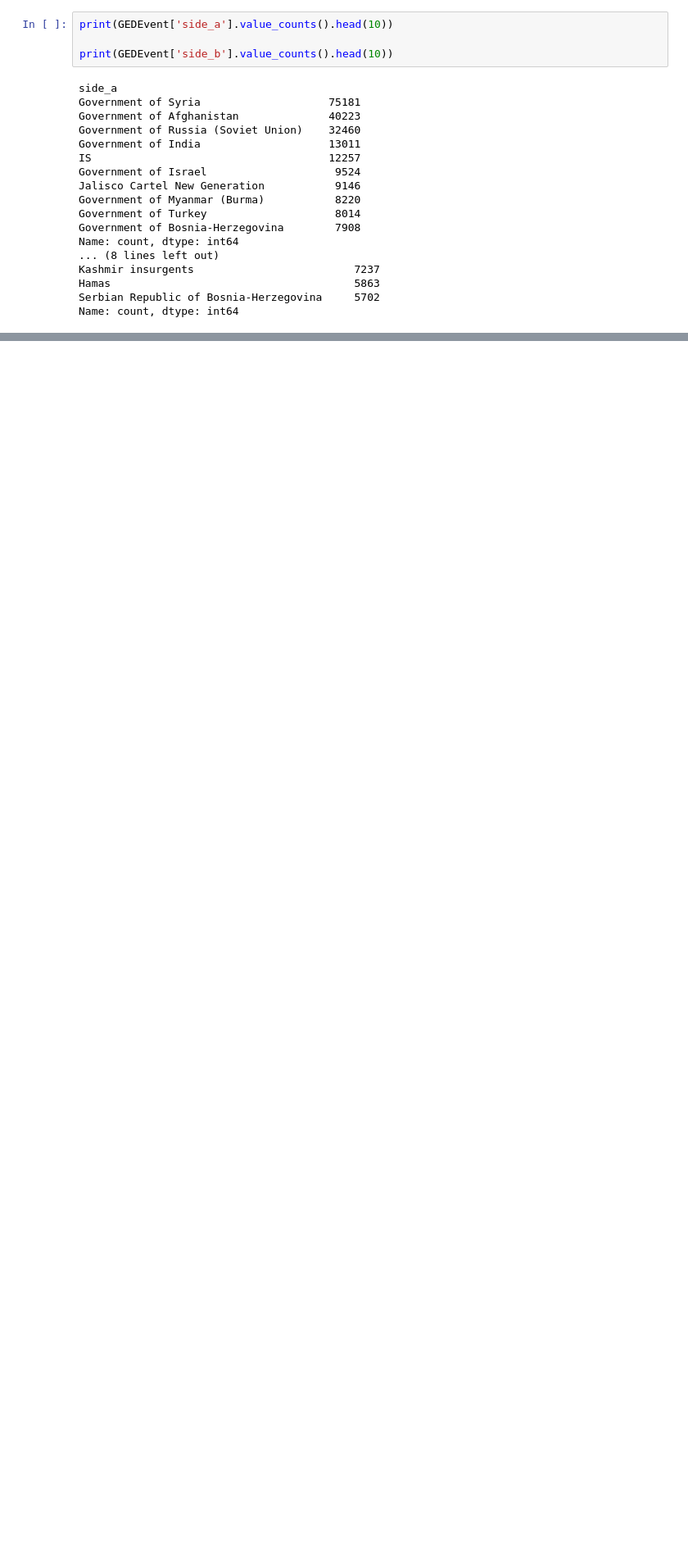
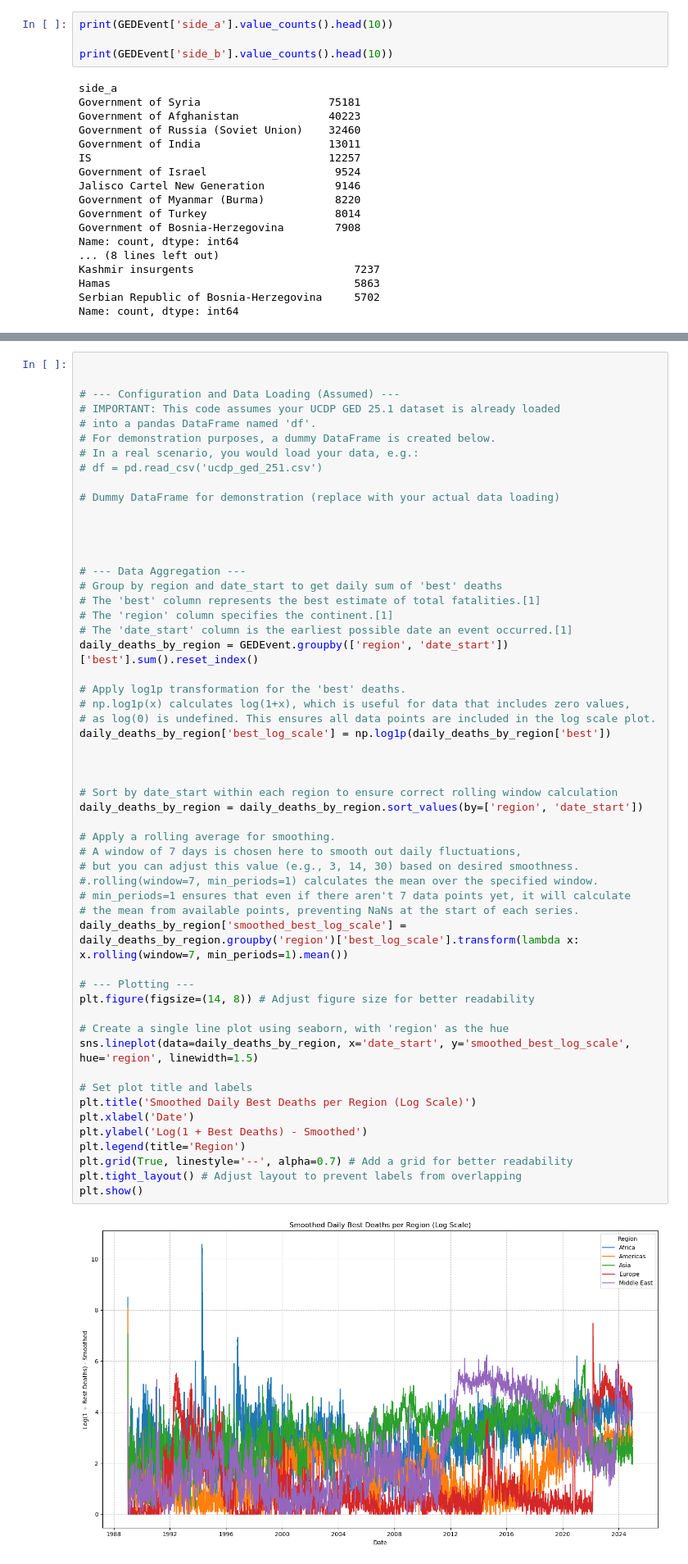
Before and after one commit to X57FI8W9S/TP1_EDA_GEDEvent, a Jupyter notebook: notebooks/TP1_EDA_GEDEvent.ipynb, the cells around one changed output, grey strips where cells are left out. Shown: that part at 82% size. Drawn from its saved outputs; the diff is of its cells as text; blank space fills up the shorter version.

```diff
--- a/notebooks/TP1_EDA_GEDEvent.ipynb
+++ b/notebooks/TP1_EDA_GEDEvent.ipynb
@@ -259,0 +291,56 @@ plt.show()
+# %%
+
+
+# --- Configuration and Data Loading (Assumed) ---
+# IMPORTANT: This code assumes your UCDP GED 25.1 dataset is already loaded
+# into a pandas DataFrame named 'df'.
+# For demonstration purposes, a dummy DataFrame is created below.
+# In a real scenario, you would load your data, e.g.:
+# df = pd.read_csv('ucdp_ged_251.csv')
+
+# Dummy DataFrame for demonstration (replace with your actual data loading)
+
+
+
+
+# --- Data Aggregation ---
+# Group by region and date_start to get daily sum of 'best' deaths
+# The 'best' column represents the best estimate of total fatalities.[1]
+# The 'region' column specifies the continent.[1]
+# The 'date_start' column is the earliest possible date an event occurred.[1]
+daily_deaths_by_region = GEDEvent.groupby(['region', 'date_start'])['best'].sum().reset_index()
+
+# Apply log1p transformation for the 'best' deaths.
+# np.log1p(x) calculates log(1+x), which is useful for data that includes zero values,
+# as log(0) is undefined. This ensures all data points are included in the log scale plot.
+daily_deaths_by_region['best_log_scale'] = np.log1p(daily_deaths_by_region['best'])
+
+
+
+# Sort by date_start within each region to ensure correct rolling window calculation
+daily_deaths_by_region = daily_deaths_by_region.sort_values(by=['region', 'date_start'])
+
+# Apply a rolling average for smoothing.
+# A window of 7 days is chosen here to smooth out daily fluctuations,
+# but you can adjust this value (e.g., 3, 14, 30) based on desired smoothness.
+#.rolling(window=7, min_periods=1) calculates the mean over the specified window.
+# min_periods=1 ensures that even if there aren't 7 data points yet, it will calculate
+# the mean from available points, preventing NaNs at the start of each series.
+daily_deaths_by_region['smoothed_best_log_scale'] = daily_deaths_by_region.groupby('region')['best_log_scale'].transform(lambda x: x.rolling(window=7, min_periods=1).mean())
+
+# --- Plotting ---
+plt.figure(figsize=(14, 8)) # Adjust figure size for better readability
+
+# Create a single line plot using seaborn, with 'region' as the hue
+sns.lineplot(data=daily_deaths_by_region, x='date_start', y='smoothed_best_log_scale', hue='region', linewidth=1.5)
+
+# Set plot title and labels
+plt.title('Smoothed Daily Best Deaths per Region (Log Scale)')
+plt.xlabel('Date')
+plt.ylabel('Log(1 + Best Deaths) - Smoothed')
+plt.legend(title='Region')
+plt.grid(True, linestyle='--', alpha=0.7) # Add a grid for better readability
+plt.tight_layout() # Adjust layout to prevent labels from overlapping
+plt.show()
+# %% [output]
+[figure, added]
```
Also changed, not shown: parts of 2 cells of this notebook.
